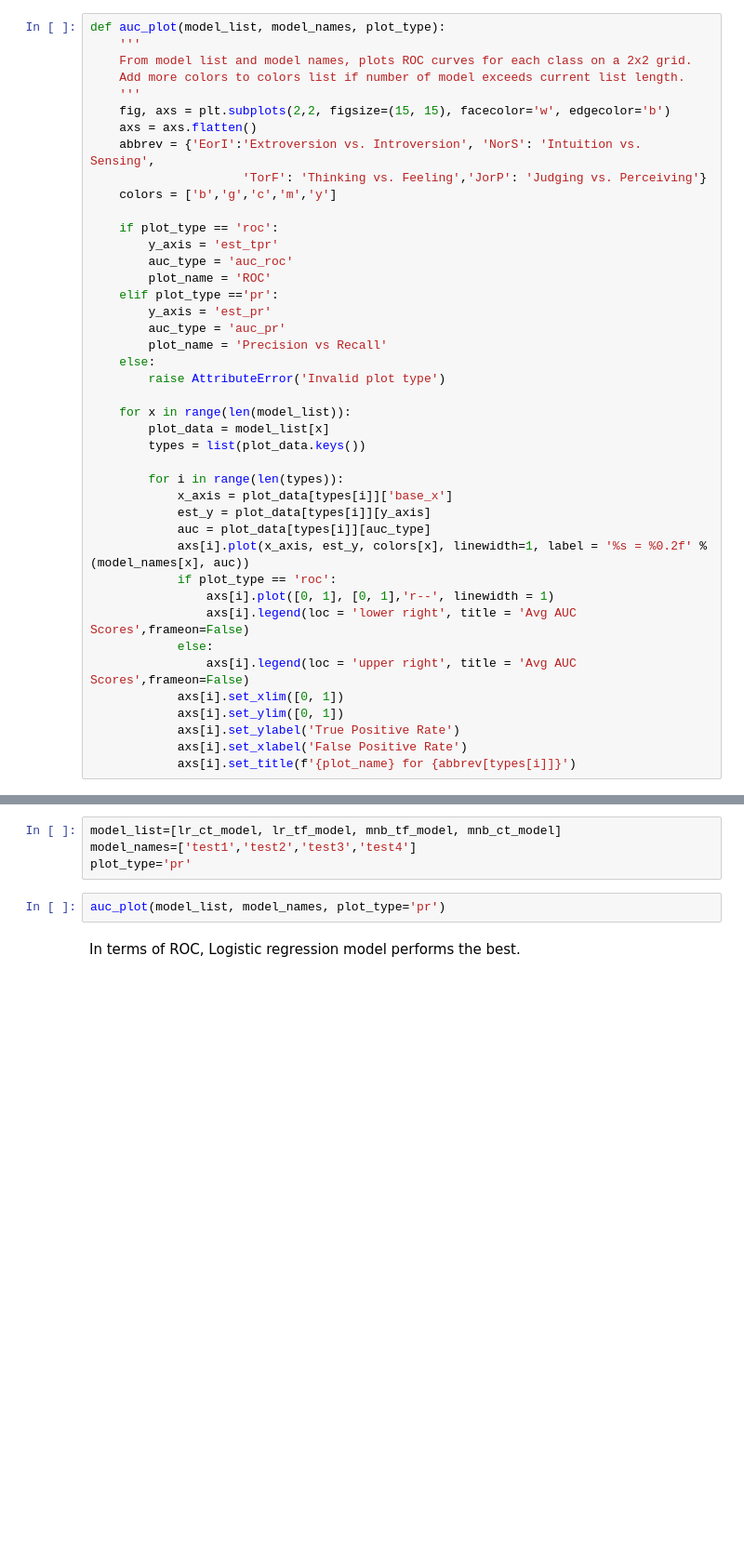
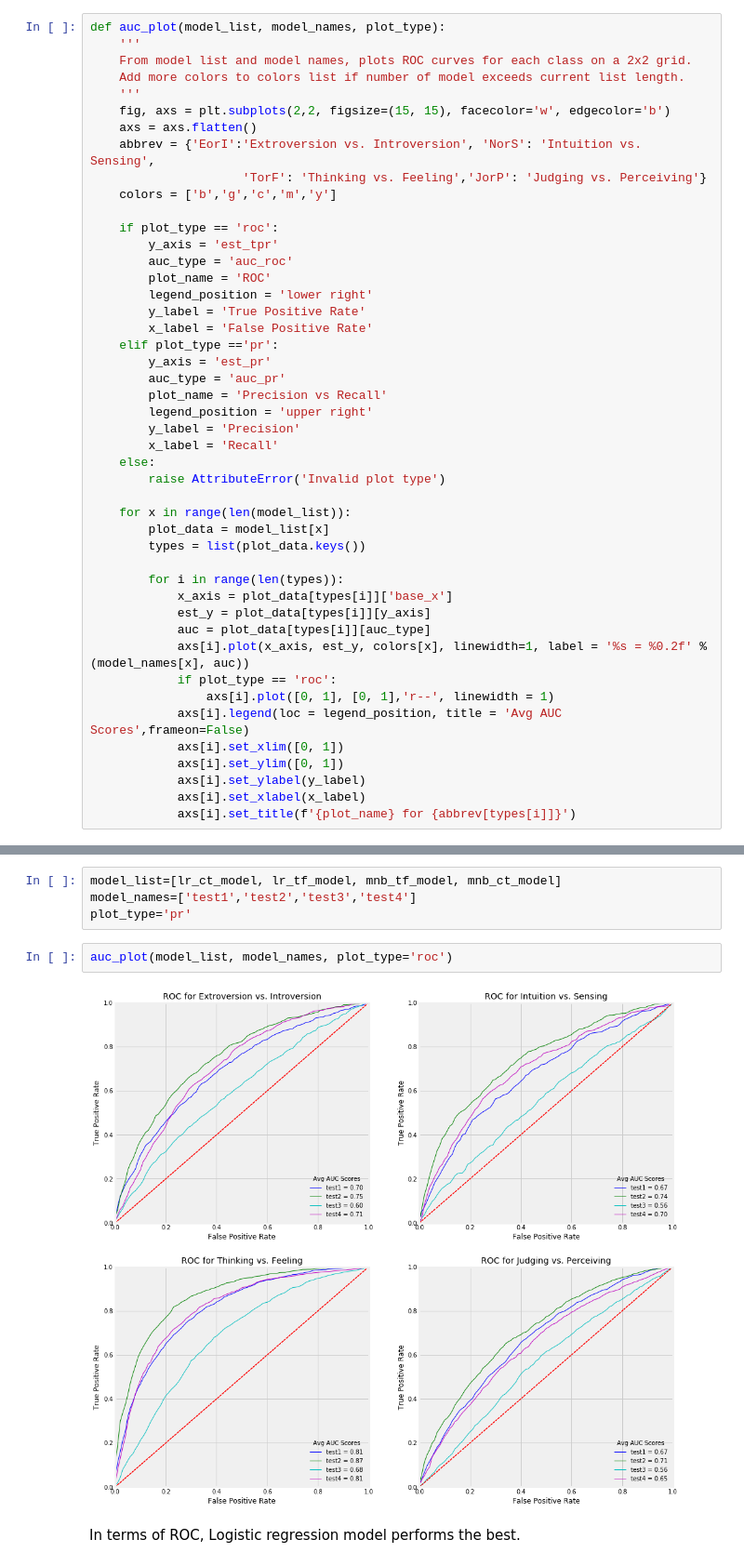
Before and after one commit to donyafoz/MBTI-ML, a Jupyter notebook: Model_Zackv2+updated plots.ipynb, the cells around one changed output, grey strips where cells are left out. Shown: that part at 93% size. Drawn from its saved outputs; the diff is of its cells as text; blank space fills up the shorter version.

Commit message:
fixed axes for diff plot_type

```diff
--- a/Model_Zackv2+updated plots.ipynb
+++ b/Model_Zackv2+updated plots.ipynb
@@ -610,10 +610,16 @@ def auc_plot(model_list, model_names, plot_type):
         y_axis = 'est_tpr'
         auc_type = 'auc_roc'
         plot_name = 'ROC'
+        legend_position = 'lower right'
+        y_label = 'True Positive Rate'
+        x_label = 'False Positive Rate'
     elif plot_type =='pr':
         y_axis = 'est_pr'
         auc_type = 'auc_pr'
         plot_name = 'Precision vs Recall'
+        legend_position = 'upper right'
+        y_label = 'Precision'
+        x_label = 'Recall'
     else:
         raise AttributeError('Invalid plot type')
 
@@ -628,13 +634,11 @@ def auc_plot(model_list, model_names, plot_type):
             axs[i].plot(x_axis, est_y, colors[x], linewidth=1, label = '%s = %0.2f' %(model_names[x], auc))
             if plot_type == 'roc':
                 axs[i].plot([0, 1], [0, 1],'r--', linewidth = 1)
-                axs[i].legend(loc = 'lower right', title = 'Avg AUC Scores',frameon=False)
-            else:
-                axs[i].legend(loc = 'upper right', title = 'Avg AUC Scores',frameon=False)
+            axs[i].legend(loc = legend_position, title = 'Avg AUC Scores',frameon=False)
             axs[i].set_xlim([0, 1])
             axs[i].set_ylim([0, 1])
-            axs[i].set_ylabel('True Positive Rate')
-            axs[i].set_xlabel('False Positive Rate')
+            axs[i].set_ylabel(y_label)
+            axs[i].set_xlabel(x_label)
             axs[i].set_title(f'{plot_name} for {abbrev[types[i]]}')
 # %%
 model_list = [lr_tf_model, lgb_tf_model_t, xgb_tf_model,rf_tf_model,voting] # 4 best models
@@ -644,7 +648,9 @@ model_list=[lr_ct_model, lr_tf_model, mnb_tf_model, mnb_ct_model]
 model_names=['test1','test2','test3','test4']
 plot_type='pr'
 # %%
-auc_plot(model_list, model_names, plot_type='pr')
+auc_plot(model_list, model_names, plot_type='roc')
+# %% [output]
+[figure, added]
 # %% [markdown]
 In terms of ROC, Logistic regression model performs the best.
 # %% [markdown]
```
